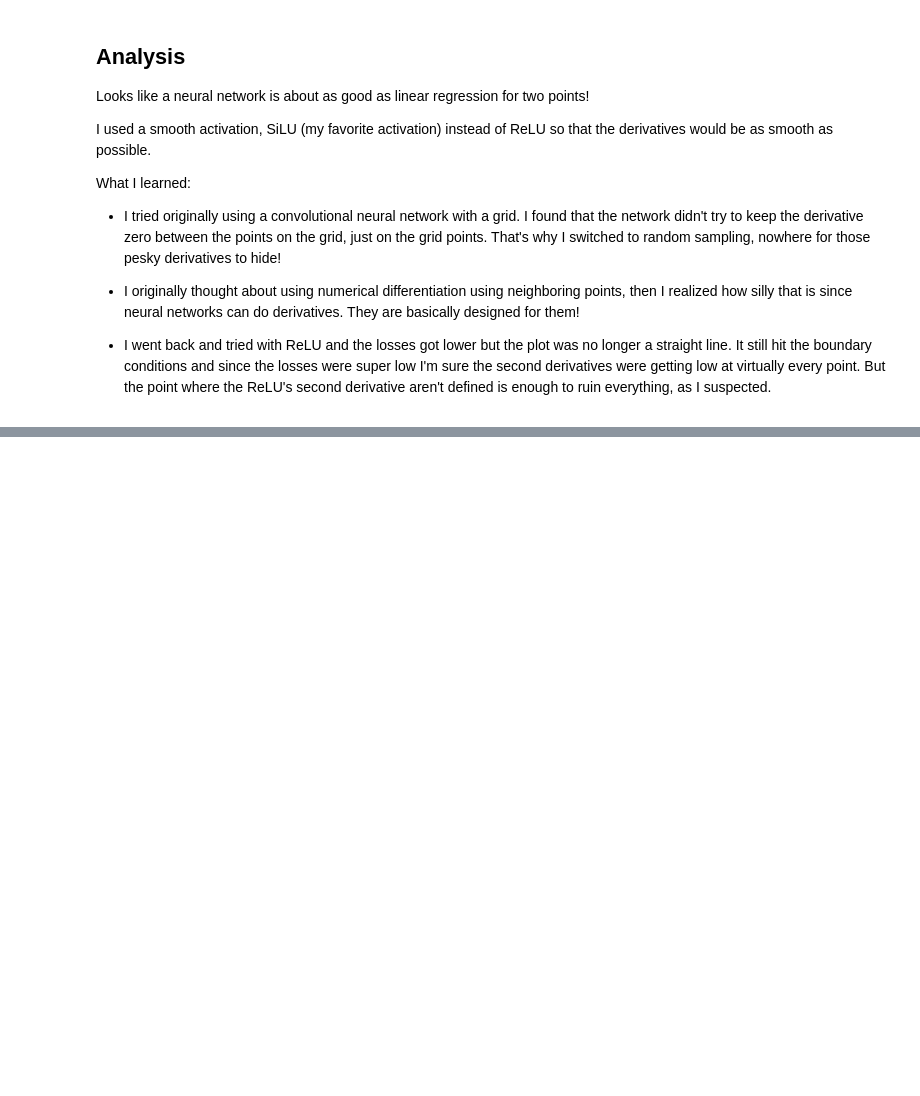
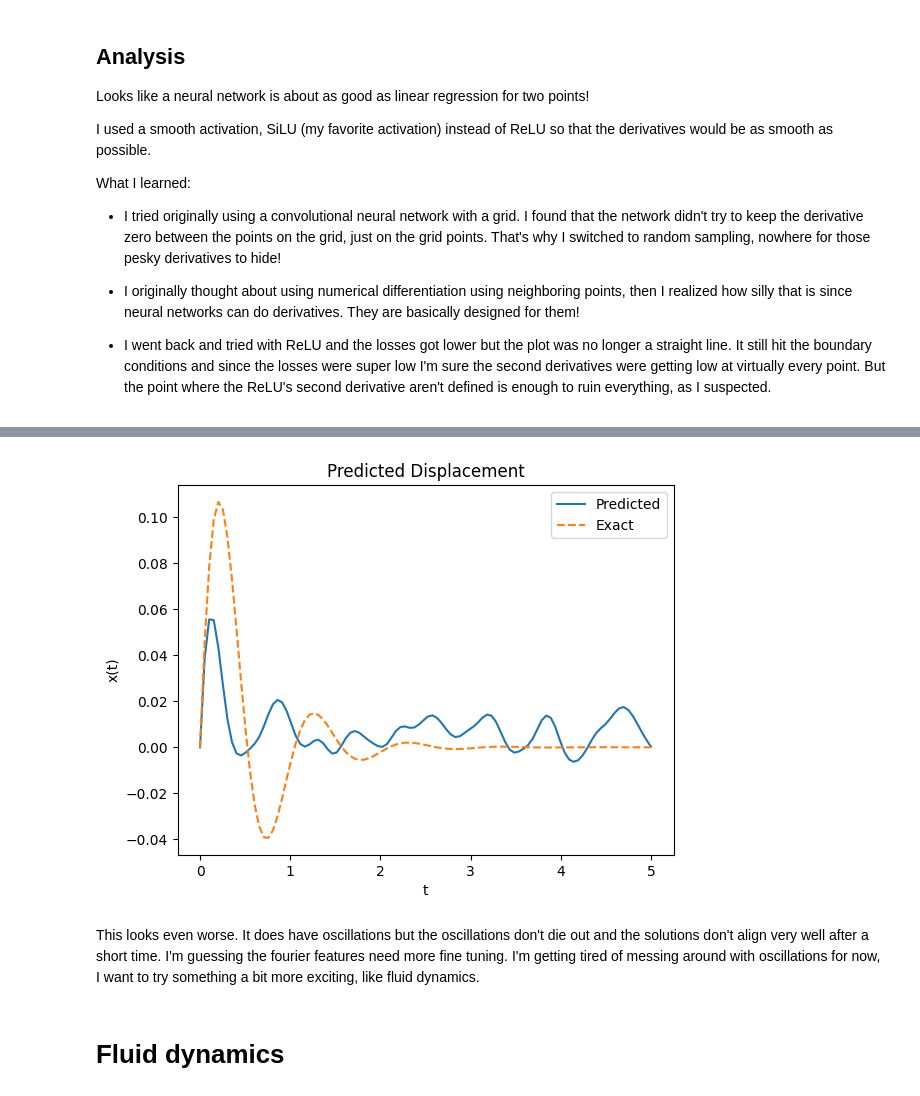
Before and after one commit to bhedelius/ml_experiments, a Jupyter notebook: pinns.ipynb, the cells around one changed output, grey strips where cells are left out. Cells and saved outputs as stored; diff of their text form; code cells hidden in the pictures; blank space fills up the shorter version.

```diff
--- a/pinns.ipynb
+++ b/pinns.ipynb
@@ -258,0 +403,21 @@ What I learned
+# %%
+grid =  torch.linspace(0, duration, steps=100, device=device)
+omega_d = omega * np.sqrt(1 - zeta**2)
+C = 1 / omega_d
+solution = torch.exp(-zeta*omega*grid) *C*torch.sin(omega_d*grid)
+
+displacement_pred = network(grid)
+plt.plot(grid.detach().cpu().numpy(), displacement_pred.detach().cpu().numpy(), label="Predicted")
+plt.plot(grid.detach().cpu().numpy(), solution.detach().cpu().numpy(), label="Exact", linestyle='dashed')
+
+plt.legend()
+plt.xlabel("t")
+plt.ylabel("x(t)")
+plt.title("Predicted Displacement")
+plt.show()
+# %% [output]
+[figure, added]
+# %% [markdown]
+This looks even worse. It does have oscillations but the oscillations don't die out and the solutions don't align very well after a short time. I'm guessing the fourier features need more fine tuning. I'm getting tired of messing around with oscillations for now, I want to try something a bit more exciting, like fluid dynamics.
+# %% [markdown]
+# Fluid dynamics
```
Also changed, not shown: parts of 30 cells of this notebook.
